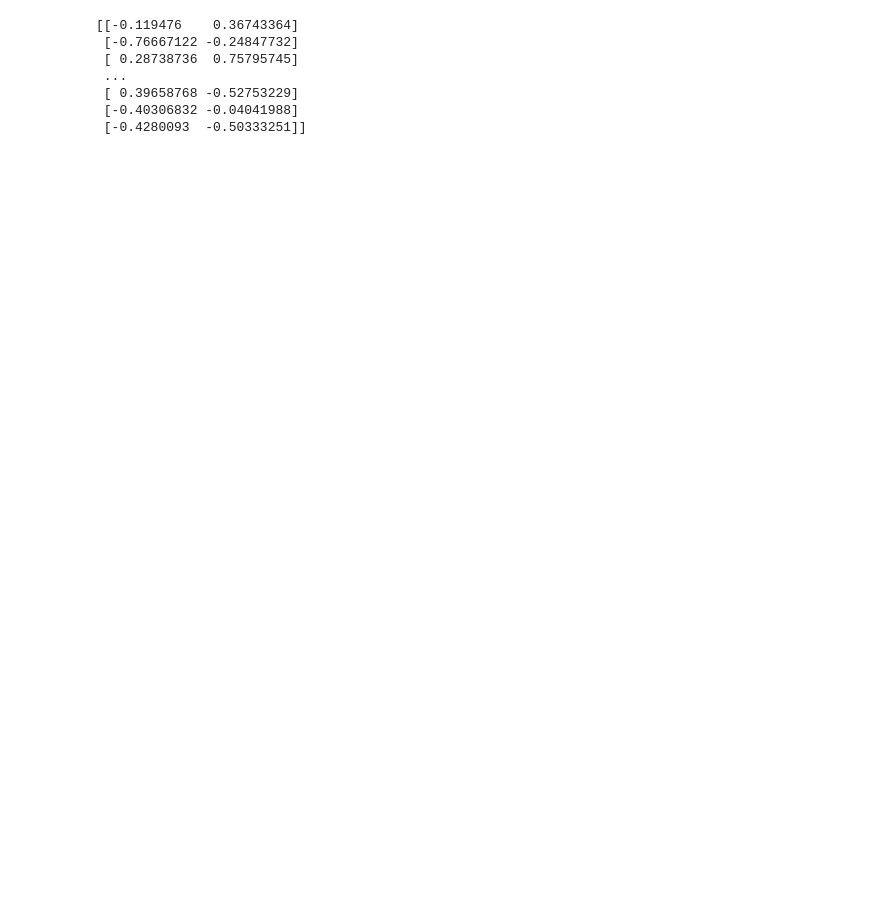
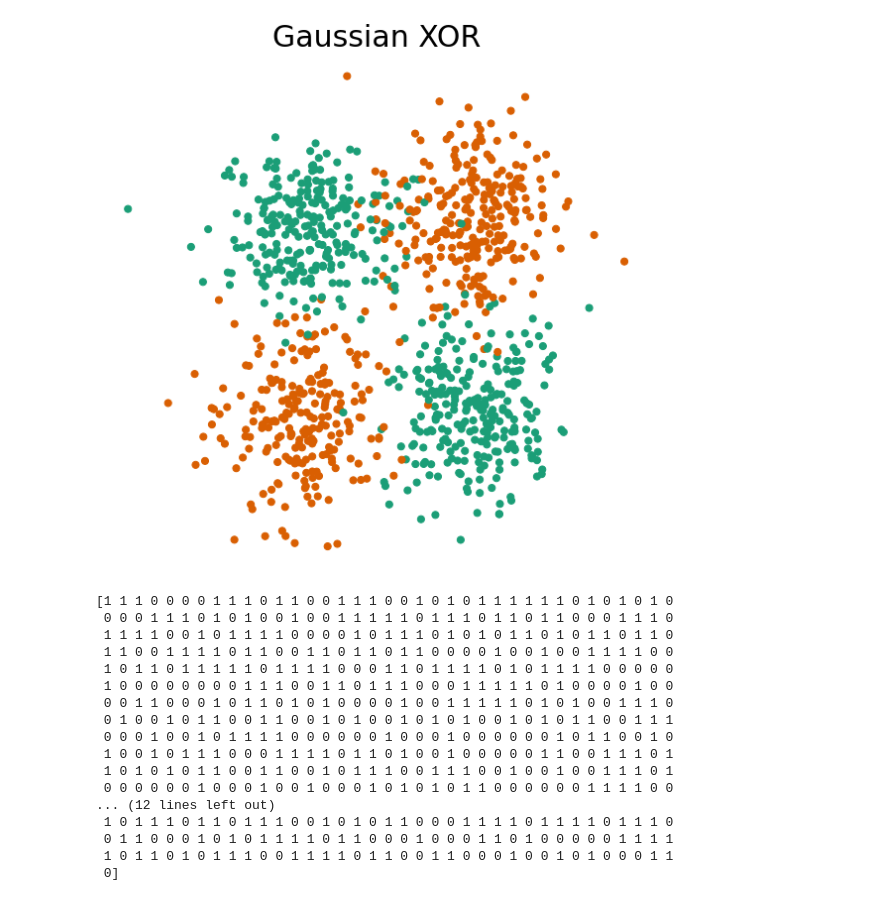
Before and after one commit to NeuroDataDesign/ProgLearn_2021-2022, a Jupyter notebook: Sarah_Houlton/Tutorials/Q-learning-xor-xnor.ipynb, the cells around one changed output. Cells and saved outputs as stored; diff of their text form; code cells hidden in the pictures; blank space fills up the shorter version.

```diff
--- a/Sarah_Houlton/Tutorials/Q-learning-xor-xnor.ipynb
+++ b/Sarah_Houlton/Tutorials/Q-learning-xor-xnor.ipynb
@@ -98,15 +107,27 @@ class CartPole:
 # %%
 if __name__ == "__main__":
     #cartpole = CartPole()
     #cartpole.run()
 
     X_xor, y_xor = generate_gaussian_parity(1000)
-    X_xnor, y_xnor = generate_gaussian_parity(1000, angle_params=np.pi / 2)
+    fn.plot_xor_xnor(X_xor, y_xor, "Gaussian XOR")
+    print(y_xor)
 # %% [output]
+[figure, added]
-[[-0.119476    0.36743364]
- [-0.76667122 -0.24847732]
- [ 0.28738736  0.75795745]
- ...
- [ 0.39658768 -0.52753229]
- [-0.40306832 -0.04041988]
- [-0.4280093  -0.50333251]]
+[1 1 1 0 0 0 0 1 1 1 0 1 1 0 0 1 1 1 0 0 1 0 1 0 1 1 1 1 1 1 0 1 0 1 0 1 0
+ 0 0 0 1 1 1 0 1 0 1 0 0 1 0 0 1 1 1 1 1 0 1 1 1 0 1 1 0 1 1 0 0 0 1 1 1 0
+ 1 1 1 1 0 0 1 0 1 1 1 1 0 0 0 0 1 0 1 1 1 0 1 0 1 0 1 1 0 1 0 1 1 0 1 1 0
+ 1 1 0 0 1 1 1 1 0 1 1 0 0 1 1 0 1 1 0 1 1 0 0 0 0 1 0 0 1 0 0 1 1 1 1 0 0
+ 1 0 1 1 0 1 1 1 1 1 0 1 1 1 1 0 0 0 1 1 0 1 1 1 1 0 1 0 1 1 1 1 0 0 0 0 0
+ 1 0 0 0 0 0 0 0 0 1 1 1 0 0 1 1 0 1 1 1 0 0 0 1 1 1 1 1 0 1 0 0 0 0 1 0 0
+ 0 0 1 1 0 0 0 1 0 1 1 0 1 0 1 0 0 0 0 1 0 0 1 1 1 1 1 0 1 0 1 0 0 1 1 1 0
+ 0 1 0 0 1 0 1 1 0 0 1 1 0 0 1 0 1 0 0 1 0 1 0 1 0 0 1 0 1 0 1 1 0 0 1 1 1
+ 0 0 0 1 0 0 1 0 1 1 1 1 0 0 0 0 0 0 1 0 0 0 1 0 0 0 0 0 0 1 0 1 1 0 0 1 0
+ 1 0 0 1 0 1 1 1 0 0 0 1 1 1 1 0 1 1 0 1 0 0 1 0 0 0 0 0 1 1 0 0 1 1 1 0 1
+ 1 0 1 0 1 0 1 1 0 0 1 1 0 0 1 0 1 1 1 0 0 1 1 1 0 0 1 0 0 1 0 0 1 1 1 0 1
+ 0 0 0 0 0 0 1 0 0 0 1 0 0 1 0 0 0 1 0 1 0 1 0 1 1 0 0 0 0 0 0 1 1 1 1 0 0
+... (12 lines left out)
+ 1 0 1 1 1 0 1 1 0 1 1 1 0 0 1 0 1 0 1 1 0 0 0 1 1 1 1 0 1 1 1 1 0 1 1 1 0
+ 0 1 1 0 0 0 1 0 1 0 1 1 1 1 0 1 1 0 0 0 1 0 0 0 1 1 0 1 0 0 0 0 0 1 1 1 1
+ 1 0 1 1 0 1 0 1 1 1 0 0 1 1 1 1 0 1 1 0 0 1 1 0 0 0 1 0 0 1 0 1 0 0 0 1 1
+ 0]
```
Also changed, not shown: parts of 2 cells of this notebook.
